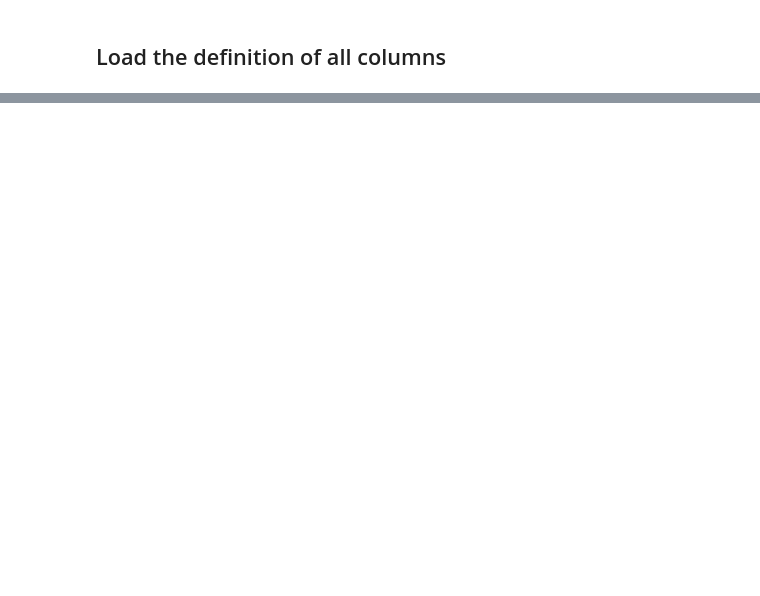
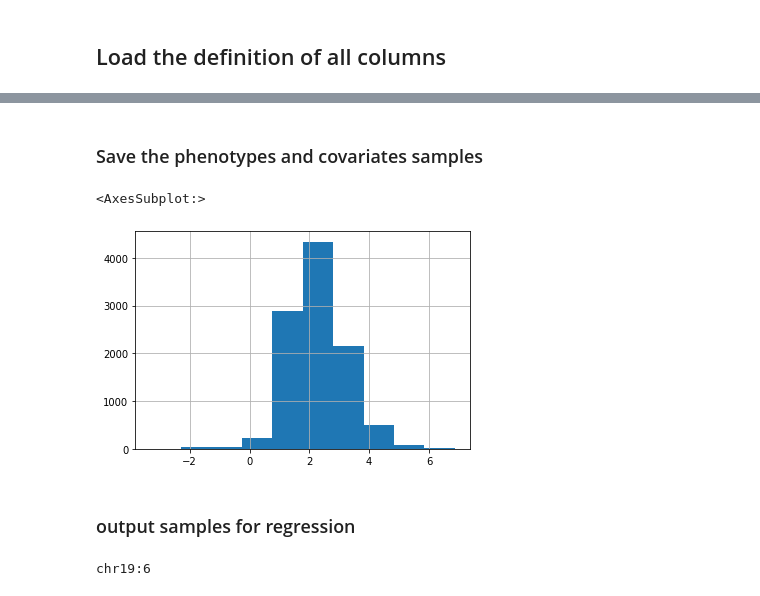
Before and after one commit to yli091230/AWIGEN_TRs, a Jupyter notebook: notebooks/Phenotypes_check/Phenotypes_check.ipynb, the cells around one changed output, grey strips where cells are left out. Saved outputs shown, nothing was run; the diff lists cells and outputs as text; code cells hidden in the pictures; blank space fills up the shorter version.

```diff
--- a/notebooks/Phenotypes_check/Phenotypes_check.ipynb
+++ b/notebooks/Phenotypes_check/Phenotypes_check.ipynb
@@ -71,0 +138,14 @@ df.loc[21]["Categorical Description"]
+# %% [markdown]
+### Save the phenotypes and covariates samples
+# %%
+# filtered samples for phenotypes
+selected_pheno_df=pheno_df.set_index("study_id").loc[pca_pheno_shared][["age","sex","friedewald_ldl_c_c_qc"]].reset_index()
+selected_pheno_df.rename(columns={"study_id":"#IID"},inplace=True)
+selected_pheno_df["sex"]=selected_pheno_df.sex.astype(int)
+selected_pheno_df["age"]=selected_pheno_df.age.astype(int)
+selected_pheno_df.set_index("#IID",inplace=True)
+
+# filtered samples for PCs
+selected_pc = pca_df[range(0,6)].copy()
+selected_pc.columns=["#IID"]+[ f"PC{i}" for i in pca_df.columns.tolist()[1:6]]
+selected_pc=selected_pc.set_index("#IID").loc[pca_pheno_shared]
@@ -71,0 +154,8 @@ df.loc[21]["Categorical Description"]
+# %%
+final_pheno = selected_pheno_df[["friedewald_ldl_c_c_qc"]].copy()
+final_pheno.to_csv(f"{save_dir}/ldlc_pheno.tsv",sep="\t")
+# %%
+final_pheno.friedewald_ldl_c_c_qc.hist()
+# %% [output]
+<AxesSubplot:>
+[figure, added]
@@ -71,0 +165,10 @@ df.loc[21]["Categorical Description"]
+# %% [markdown]
+### output samples for regression
+# %%
+chrom=1
+for chrom in range(19,20):
+    test_file=f"/expanse/protected/gymreklab-dbgap/mount/H3Africa/DS_I_Africa_project/from_ilifu/results/GWAS/associations/ldl_c/merged_chr{chrom}_TRs_gwas.friedewald_ldl_c_c_qc.glm.linear"
+    test_df=pd.read_csv(test_file,sep="\t")
+    print(f'chr{chrom}:{len(test_df[test_df.P<0.000000005])}')
+# %% [output]
+chr19:6
```
Also changed, not shown: parts of 27 cells of this notebook, 7 other files.
